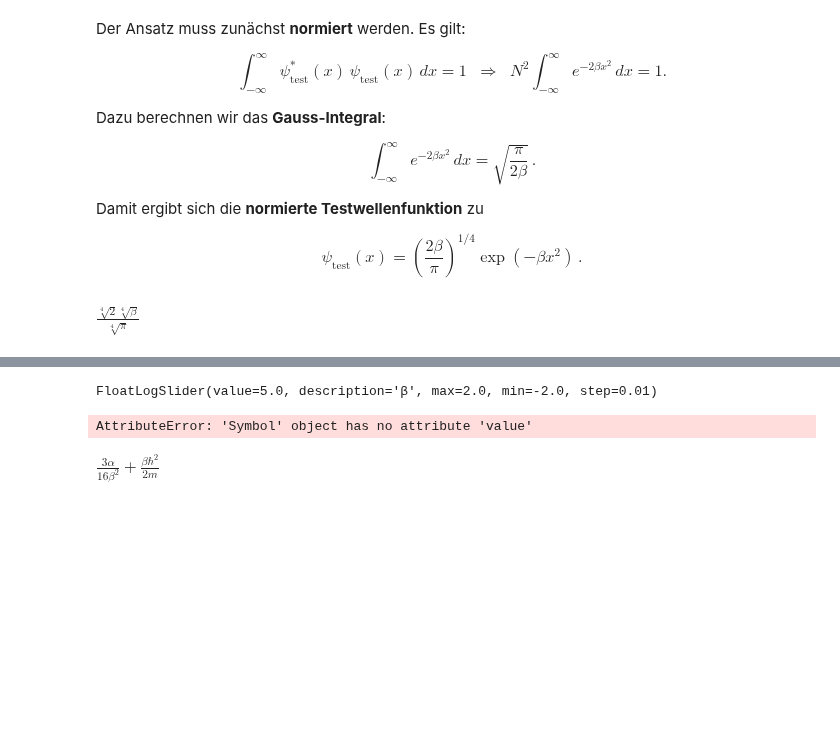
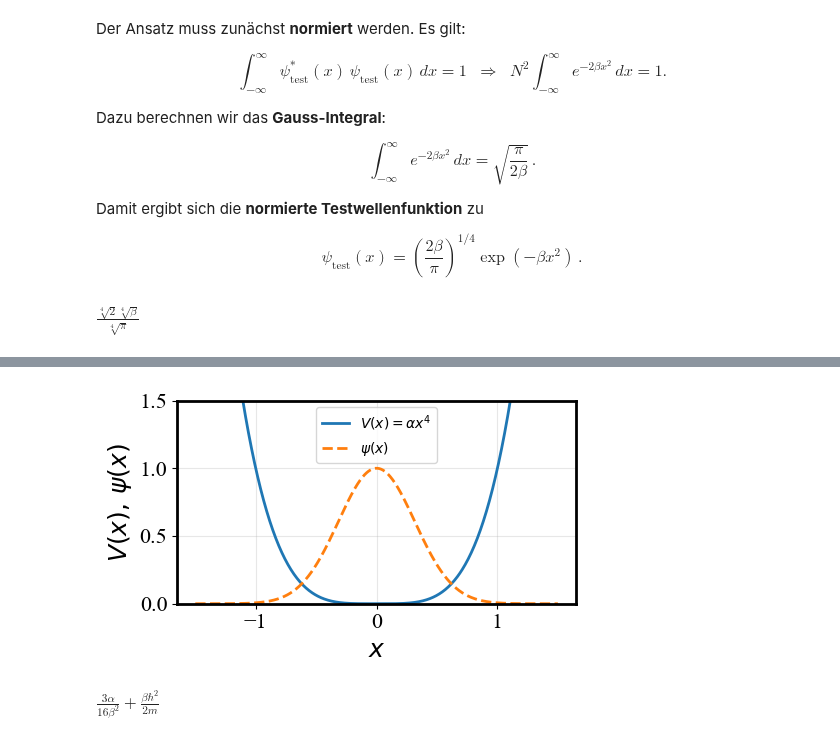
Before and after one commit to rolandmitric/quantum_chemistry_2025, a Jupyter notebook: variational_principle.ipynb, the cells around one changed output, grey strips where cells are left out. Cells and saved outputs as stored; diff of their text form; code cells hidden in the pictures; blank space fills up the shorter version.

Commit message:
Repair variational notebook interactivity and Binder environment

```diff
--- a/variational_principle.ipynb
+++ b/variational_principle.ipynb
@@ -4,9 +4,9 @@
 import os
 import matplotlib
 
-# For static builds: force non-interactive backend BEFORE importing pyplot
-if os.environ.get("SPHINX_BUILD", "0") == "1":
-    matplotlib.use("Agg")
+# Select one backend for the entire notebook.
+static_build = os.environ.get("SPHINX_BUILD", "0") == "1"
+get_ipython().run_line_magic("matplotlib", "inline" if static_build else "widget")
 
 import numpy as np
 import matplotlib.pyplot as plt
@@ -249,7 +249,6 @@ display(N)
 # %% [output]
 $\displaystyle \frac{\sqrt[4]{2} \sqrt[4]{\beta}}{\sqrt[4]{\pi}}$
 # %%
-%matplotlib notebook
 from sympy import symbols, exp, lambdify
 import numpy as np
 import matplotlib.pyplot as plt
@@ -265,33 +264,33 @@ psi_fn = lambdify((beta,  x), psi, 'numpy')
 xg = np.linspace(-1.5, 1.5, 600)
 Vg = V_fn(1.0, xg)
 
-fig, ax = plt.subplots(figsize=(5,3))
-(lineV,)  = ax.plot(xg, Vg,  lw=2.0, label=r'$V(x)=\alpha x^4$')
-(linePsi,)  = ax.plot(xg,
+beta_fig, beta_ax = plt.subplots(figsize=(5,3))
+(beta_V_line,)  = beta_ax.plot(xg, Vg,  lw=2.0, label=r'$V(x)=\alpha x^4$')
+(beta_psi_line,)  = beta_ax.plot(xg,
                       psi_fn(5.0, xg),
                       lw=2.0,
                       label=r'$\psi(x)$',
                       linestyle='--')
-ax.set_xlabel(r'$x$')
-ax.set_ylabel(r'$V(x),\,\psi(x)$')
-ax.grid(True, alpha=0.3)
-ax.set_ylim(0.0,1.5)
-ax.legend();
-fig.tight_layout()
+beta_ax.set_xlabel(r'$x$')
+beta_ax.set_ylabel(r'$V(x),\,\psi(x)$')
+beta_ax.grid(True, alpha=0.3)
+beta_ax.set_ylim(0.0,1.5)
+beta_ax.legend();
+beta_fig.tight_layout()
 
-beta = w.FloatLogSlider(value=5.0,
-                        base=10,
-                        min=-2,
-                        max=2,
-                        step=0.01,
-                        description='β',
-                        continuous_update=True)
+def update_beta(change, line=beta_psi_line, psi_function=psi_fn,
+                grid=xg, figure=beta_fig):
+    line.set_ydata(psi_function(change['new'], grid))
+    figure.canvas.draw_idle()
 
-def update(change):
-    y = psi_fn(beta.value, xg)
-    linePsi.set_ydata(y)
-    fig.canvas.draw_idle()
-
-beta.observe(update, names='value')
-display(beta)
+if not static_build:
+    beta_slider = w.FloatLogSlider(value=5.0,
+                                  base=10,
+                                  min=-2,
+                                  max=2,
+                                  step=0.01,
+                                  description='β',
+                                  continuous_update=True)
+    beta_slider.observe(update_beta, names='value')
+    display(beta_slider)
 # %% [output]
@@ -300,5 +297,4 @@ display(beta)
-FloatLogSlider(value=5.0, description='β', max=2.0, min=-2.0, step=0.01)
-AttributeError: 'Symbol' object has no attribute 'value'
+[figure, added]
 # %%
 from sympy import symbols, exp, diff, simplify, integrate, oo
 x, alpha, beta, hbar, m = symbols('x alpha beta hbar m', real=True, positive=True)
```
Also changed, not shown: parts of 7 cells of this notebook, 3 other files.
